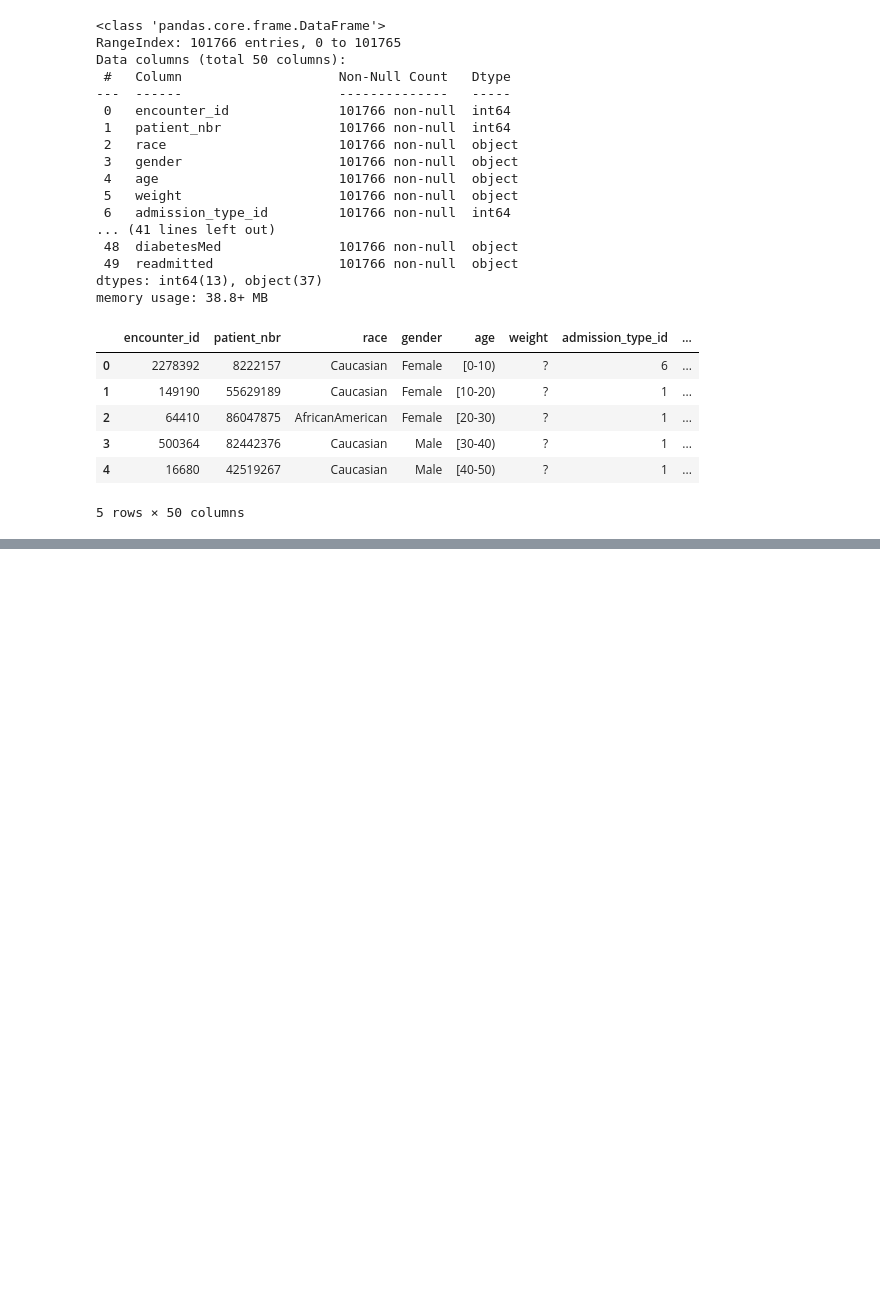
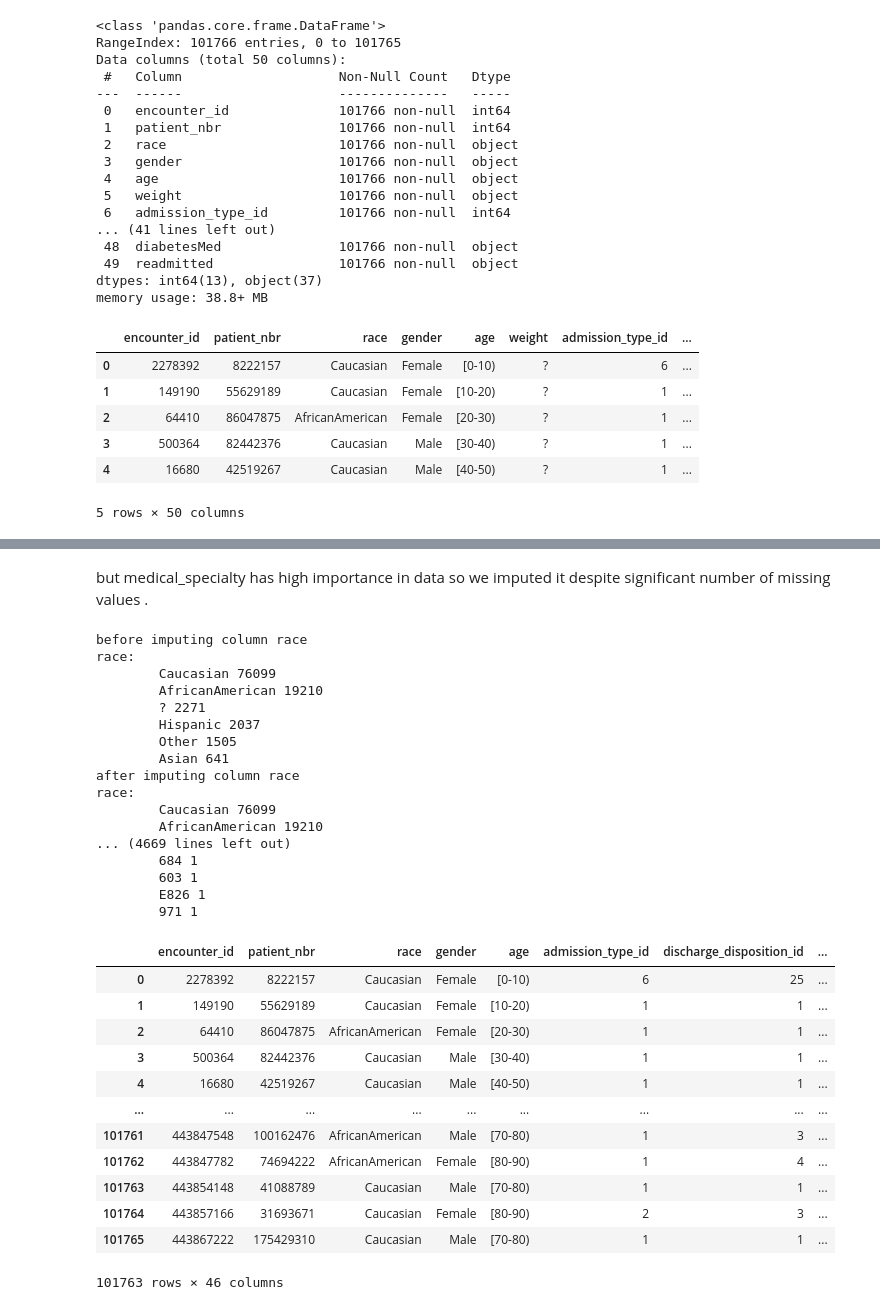
Before and after one commit to SoheilHajianManesh/Data-Sciense-Course-Projects, a Jupyter notebook: CA6/CA6.ipynb, the cells around one changed output, grey strips where cells are left out. Drawn from its saved outputs; the diff is of its cells as text; code cells hidden in the pictures; blank space fills up the shorter version.

Commit message:
missing values handled

```diff
--- a/CA6/CA6.ipynb
+++ b/CA6/CA6.ipynb
@@ -39,3 +44,15 @@ memory usage: 38.8+ MB
 | 3 | 500364 | 82442376 | Caucasian | Male | [30-40) | ? | 1 | ... |
 | 4 | 16680 | 42519267 | Caucasian | Male | [40-50) | ? | 1 | ... |
 5 rows × 50 columns
+# %%
+def print_unique_elements(df, columns):
+    for column in columns:
+        try:
+            print(f"\033[94m{column}\033[0m:")
+            unique_counts = df[column].value_counts()
+            i = 0
+            for value, count in unique_counts.items():
+                i = i + 1
+                print(f"        \033[91m{value}\033[0m {count}")
+        except KeyError:
+            print(f"    Column '{column}' not found in the DataFrame.")
@@ -41,0 +99,3 @@ memory usage: 38.8+ MB
+# %%
+no_missing = data[data['gender'] != 'Unknown/Invalid']
+no_missing['gender'].unique()
@@ -41,0 +106,64 @@ memory usage: 38.8+ MB
+# %%
+no_missing = no_missing.drop(columns=['max_glu_serum', 'A1Cresult', 'payer_code', 'weight'])
+# %% [markdown]
+but medical_specialty has high importance in data so we imputed it despite significant number of missing values .
+# %%
+def impute_columns(df):
+    encoder = OrdinalEncoder()
+
+    imputer = IterativeImputer(random_state=0)
+
+    columns = df.select_dtypes(include=['object']).apply(lambda x: x.str.contains('\?')).any()
+
+    for column in columns.index[columns]:
+
+        print(f'before imputing column {column}')
+
+        print_unique_elements(df, [column])
+
+        df.loc[:, column] = df[column].replace('?', np.nan)
+
+        df.loc[:, column] = encoder.fit_transform(df[column].values.reshape(-1, 1))
+
+        df.loc[:, column] = imputer.fit_transform(df[column].values.reshape(-1, 1))
+
+        df.loc[:, column] = encoder.inverse_transform(df[column].values.reshape(-1, 1))
+
+        print(f'after imputing column {column}')
+
+        print_unique_elements(df, [column])
+
+    return df
+
+impute_columns(no_missing)
+# %% [output]
+before imputing column race
+race:
+        Caucasian 76099
+        AfricanAmerican 19210
+        ? 2271
+        Hispanic 2037
+        Other 1505
+        Asian 641
+after imputing column race
+race:
+        Caucasian 76099
+        AfricanAmerican 19210
+... (4669 lines left out)
+        684 1
+        603 1
+        E826 1
+        971 1
+|  | encounter_id | patient_nbr | race | gender | age | admission_type_id | discharge_disposition_id | ... |
+| 0 | 2278392 | 8222157 | Caucasian | Female | [0-10) | 6 | 25 | ... |
+| 1 | 149190 | 55629189 | Caucasian | Female | [10-20) | 1 | 1 | ... |
+| 2 | 64410 | 86047875 | AfricanAmerican | Female | [20-30) | 1 | 1 | ... |
+| 3 | 500364 | 82442376 | Caucasian | Male | [30-40) | 1 | 1 | ... |
+| 4 | 16680 | 42519267 | Caucasian | Male | [40-50) | 1 | 1 | ... |
+| ... | ... | ... | ... | ... | ... | ... | ... | ... |
+| 101761 | 443847548 | 100162476 | AfricanAmerican | Male | [70-80) | 1 | 3 | ... |
+| 101762 | 443847782 | 74694222 | AfricanAmerican | Female | [80-90) | 1 | 4 | ... |
+| 101763 | 443854148 | 41088789 | Caucasian | Male | [70-80) | 1 | 1 | ... |
+| 101764 | 443857166 | 31693671 | Caucasian | Female | [80-90) | 2 | 3 | ... |
+| 101765 | 443867222 | 175429310 | Caucasian | Male | [70-80) | 1 | 1 | ... |
+101763 rows × 46 columns
```
Also changed, not shown: parts of 10 cells of this notebook.
